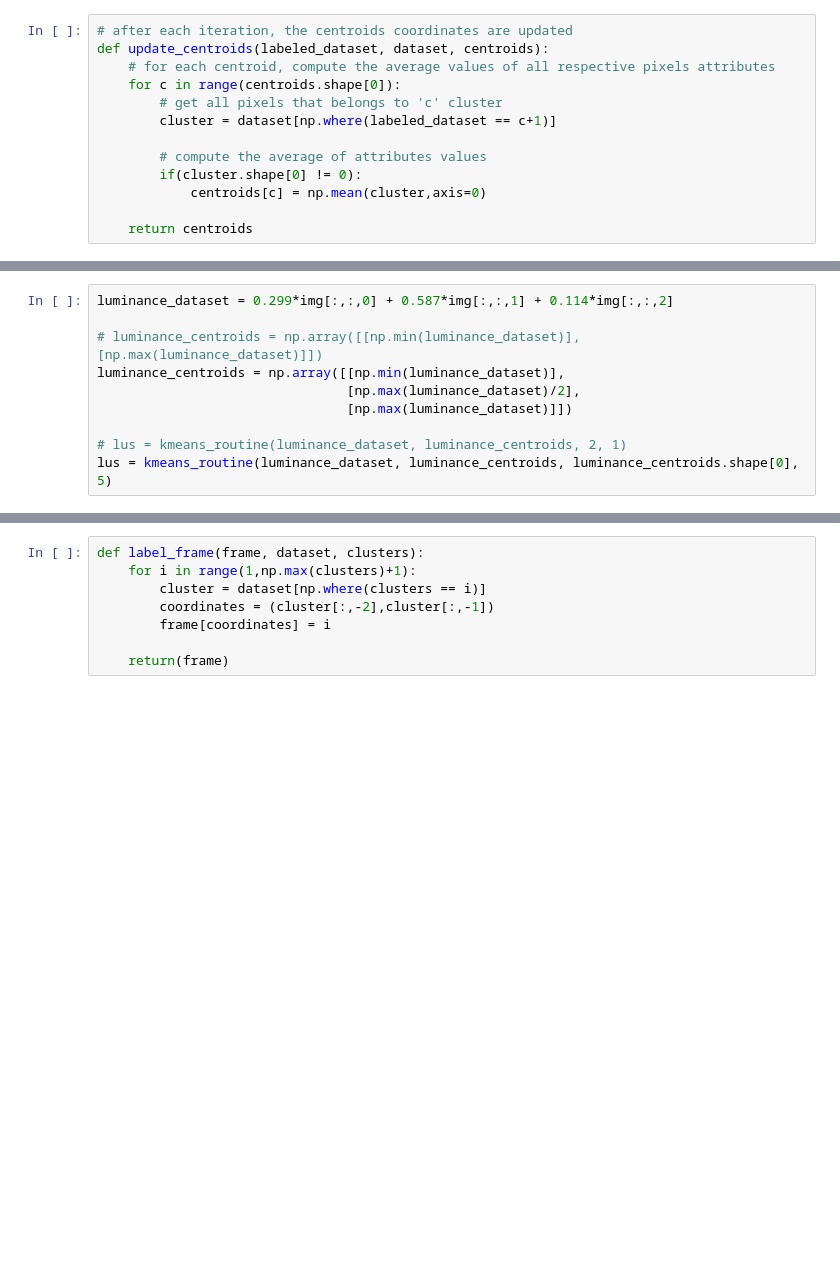
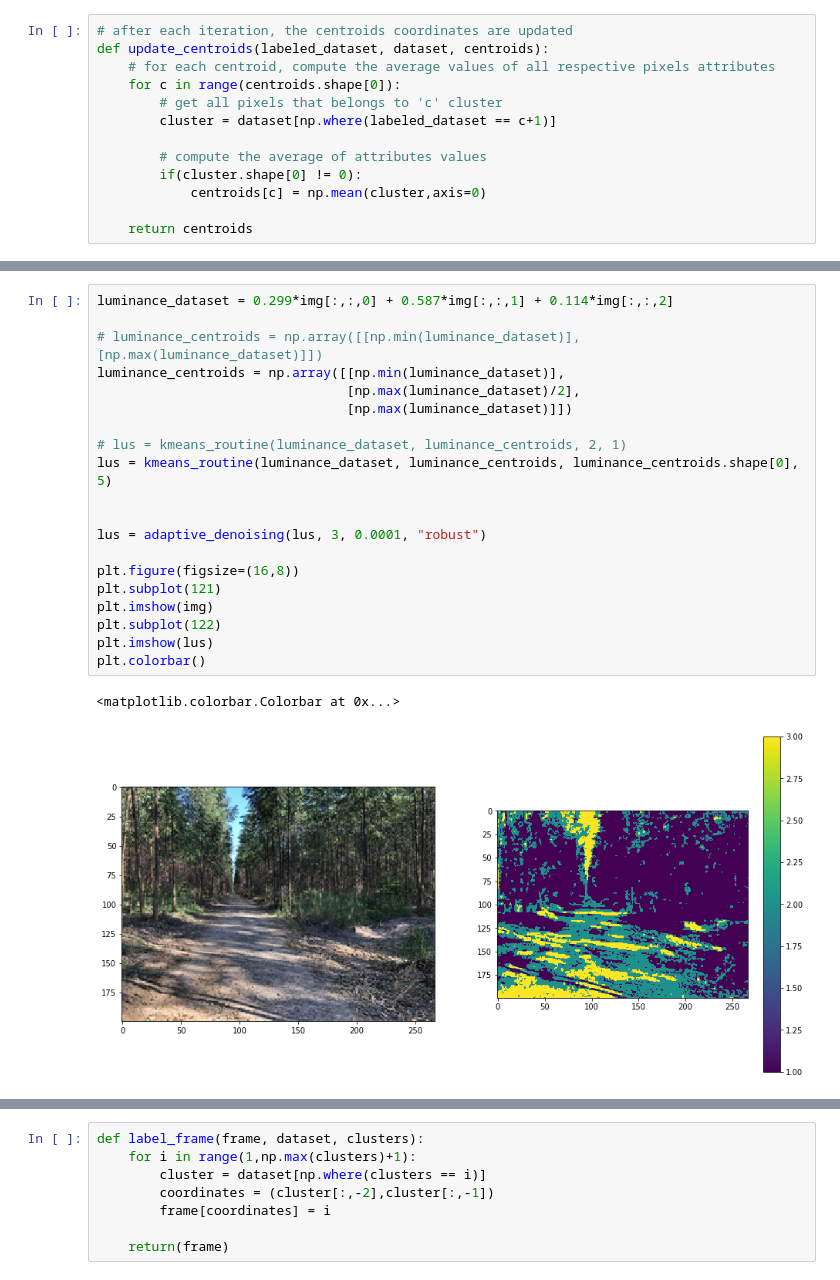
Before and after one commit to horitahiroshi/shadow-denoising, a Jupyter notebook: notebook/4thTry.ipynb, the cells around one changed output, grey strips where cells are left out. Saved outputs shown, nothing was run; the diff lists cells and outputs as text; blank space fills up the shorter version.

```diff
--- a/notebook/4thTry.ipynb
+++ b/notebook/4thTry.ipynb
@@ -139,13 +166,26 @@ def kmeans_routine(dataset, centroids, k, n):
 # %%
 luminance_dataset = 0.299*img[:,:,0] + 0.587*img[:,:,1] + 0.114*img[:,:,2]
 
 # luminance_centroids = np.array([[np.min(luminance_dataset)], [np.max(luminance_dataset)]])
 luminance_centroids = np.array([[np.min(luminance_dataset)],
                                 [np.max(luminance_dataset)/2],
                                 [np.max(luminance_dataset)]])
 
 # lus = kmeans_routine(luminance_dataset, luminance_centroids, 2, 1)
 lus = kmeans_routine(luminance_dataset, luminance_centroids, luminance_centroids.shape[0], 5)
+
+
+lus = adaptive_denoising(lus, 3, 0.0001, "robust")
+
+plt.figure(figsize=(16,8))
+plt.subplot(121)
+plt.imshow(img)
+plt.subplot(122)
+plt.imshow(lus)
+plt.colorbar()
+# %% [output]
+<matplotlib.colorbar.Colorbar at 0x...>
+[figure, added]
 # %%
 plt.figure(figsize=(10,5))
 plt.subplot(121); plt.imshow(img); plt.title("original")
```
Also changed, not shown: parts of 18 cells of this notebook, 17 other files.
